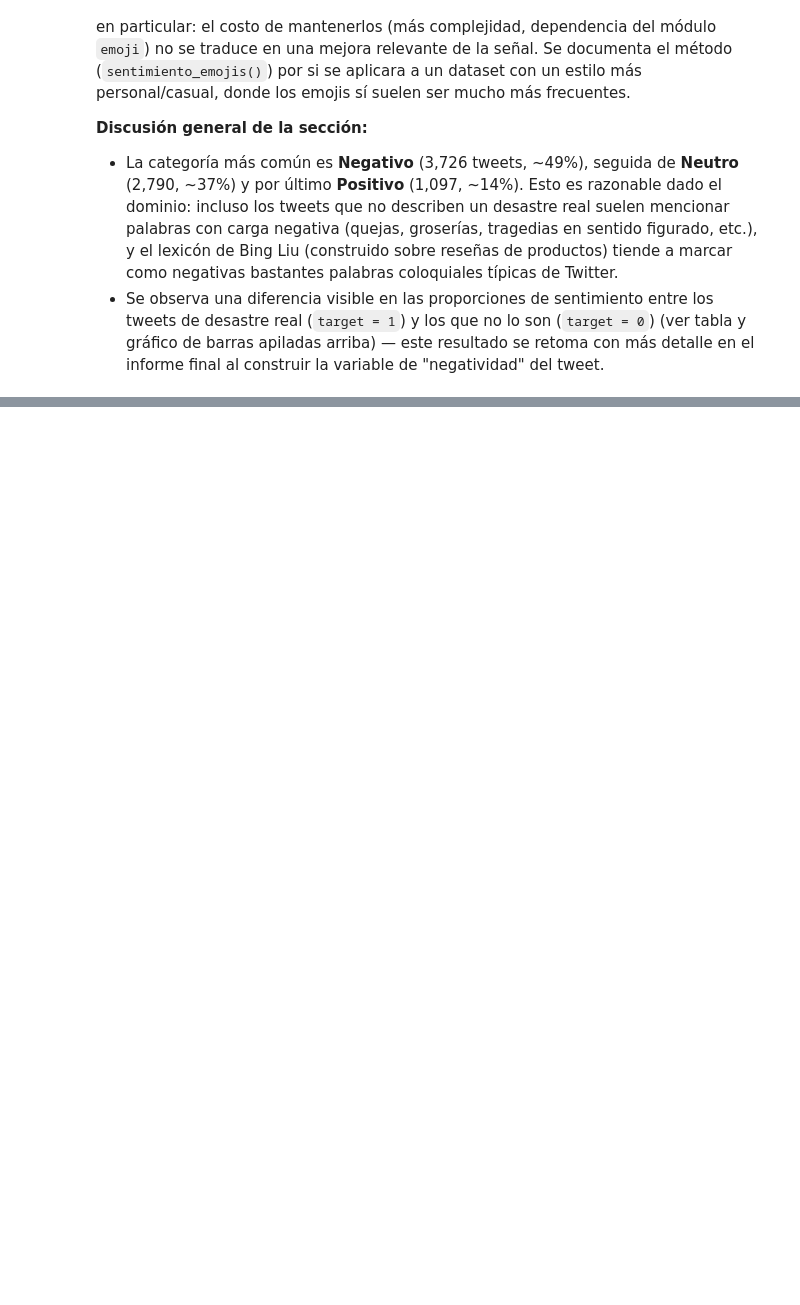
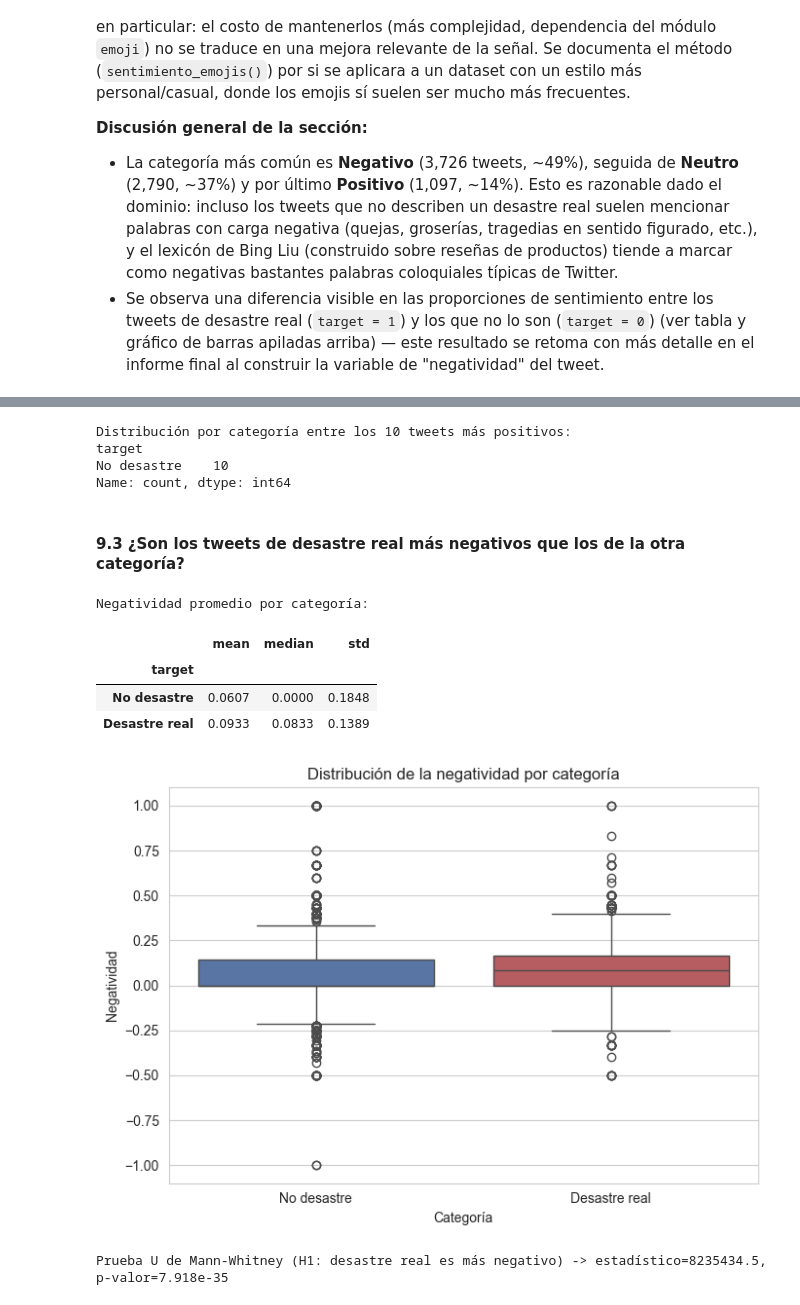
Before and after one commit to rocha30/mineria_txt_anlss_sntmnts, a Jupyter notebook: EDA.ipynb, the cells around one changed output, grey strips where cells are left out. Drawn from its saved outputs; the diff is of its cells as text; code cells hidden in the pictures; blank space fills up the shorter version.

```diff
--- a/EDA.ipynb
+++ b/EDA.ipynb
@@ -1359,0 +1375,10 @@ De esos, tweets donde el emoji aporta carga positiva/negativa detectable: 0
+# %%
+train["n_tokens"] = train["tokens"].apply(len)
+train["negatividad"] = np.where(
+    train["n_tokens"] > 0,
+    (train["n_palabras_negativas"] - train["n_palabras_positivas"]) / train["n_tokens"],
+    0.0,
+)
+
+print("Estadísticas descriptivas de la variable 'negatividad':")
+train["negatividad"].describe()
@@ -1359,0 +1449,43 @@ De esos, tweets donde el emoji aporta carga positiva/negativa detectable: 0
+# %%
+print("Distribución por categoría entre los 10 tweets más positivos:")
+print(top10_positivos["target"].value_counts().rename({0: "No desastre", 1: "Desastre real"}))
+# %% [output]
+Distribución por categoría entre los 10 tweets más positivos:
+target
+No desastre    10
+Name: count, dtype: int64
+# %% [markdown]
+#### 9.3 ¿Son los tweets de desastre real más negativos que los de la otra categoría?
+# %%
+from scipy import stats
+
+resumen_negatividad = train.groupby("target")["negatividad"].agg(["mean", "median", "std"]).round(4)
+resumen_negatividad.index = resumen_negatividad.index.map({0: "No desastre", 1: "Desastre real"})
+print("Negatividad promedio por categoría:")
+display(resumen_negatividad)
+
+fig, ax = plt.subplots(figsize=(7, 5))
+sns.boxplot(data=train, x="target", y="negatividad", hue="target",
+            palette=["#4C72B0", "#C44E52"], legend=False, ax=ax)
+ax.set_xticklabels(["No desastre", "Desastre real"])
+ax.set_xlabel("Categoría")
+ax.set_ylabel("Negatividad")
+ax.set_title("Distribución de la negatividad por categoría")
+plt.tight_layout()
+plt.show()
+
+estadistico, p_valor = stats.mannwhitneyu(
+    train.loc[train["target"] == 1, "negatividad"],
+    train.loc[train["target"] == 0, "negatividad"],
+    alternative="greater",
+)
+print(f"Prueba U de Mann-Whitney (H1: desastre real es más negativo) -> "
+      f"estadístico={estadistico:.1f}, p-valor={p_valor:.4g}")
+# %% [output]
+Negatividad promedio por categoría:
+|  | mean | median | std |
+| target |  |  |  |
+| No desastre | 0.0607 | 0.0000 | 0.1848 |
+| Desastre real | 0.0933 | 0.0833 | 0.1389 |
+[figure, added]
+Prueba U de Mann-Whitney (H1: desastre real es más negativo) -> estadístico=8235434.5, p-valor=7.918e-35
```
Also changed, not shown: parts of 18 cells of this notebook.
